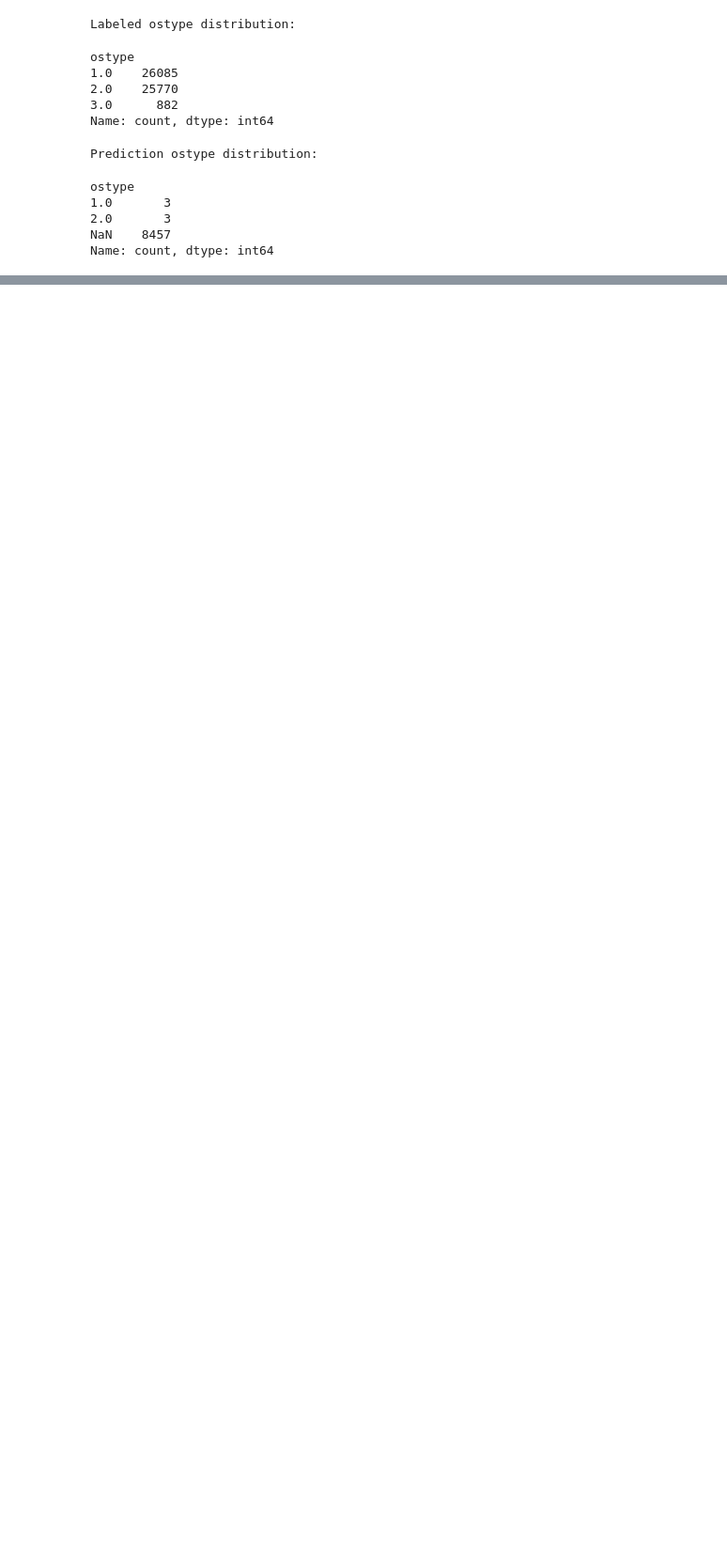
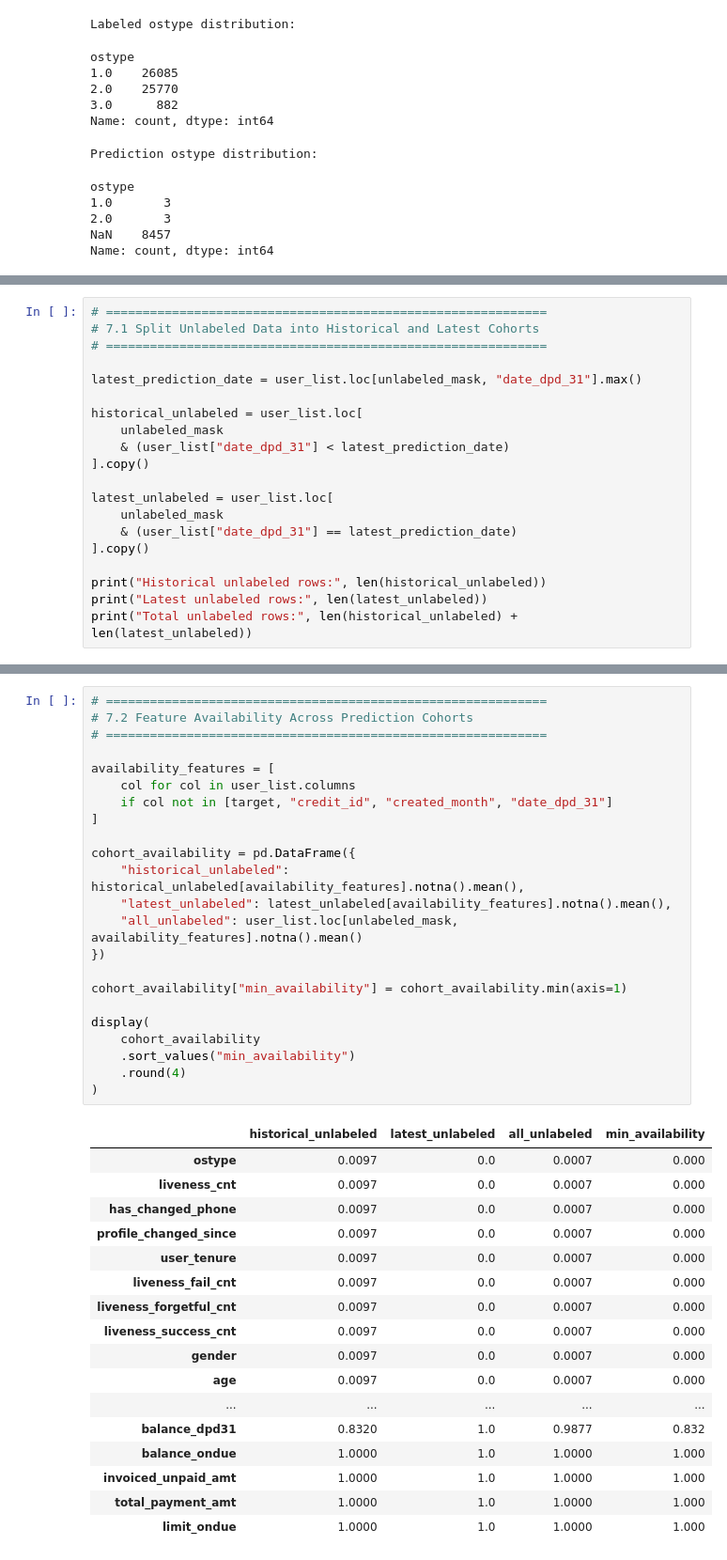
Before and after one commit to Khishigjargal42/toki_ds_task, a Jupyter notebook: notebooks/Toki_DPD91_Final.ipynb, the cells around one changed output, grey strips where cells are left out. Shown at 94% size. Cells and saved outputs as stored; diff of their text form; blank space fills up the shorter version.

```diff
--- a/notebooks/Toki_DPD91_Final.ipynb
+++ b/notebooks/Toki_DPD91_Final.ipynb
@@ -936,0 +1083,20 @@ Name: count, dtype: int64
+# %%
+# ============================================================
+# 7.1 Split Unlabeled Data into Historical and Latest Cohorts
+# ============================================================
+
+latest_prediction_date = user_list.loc[unlabeled_mask, "date_dpd_31"].max()
+
+historical_unlabeled = user_list.loc[
+    unlabeled_mask
+    & (user_list["date_dpd_31"] < latest_prediction_date)
+].copy()
+
+latest_unlabeled = user_list.loc[
+    unlabeled_mask
+    & (user_list["date_dpd_31"] == latest_prediction_date)
+].copy()
+
+print("Historical unlabeled rows:", len(historical_unlabeled))
+print("Latest unlabeled rows:", len(latest_unlabeled))
+print("Total unlabeled rows:", len(historical_unlabeled) + len(latest_unlabeled))
@@ -936,0 +1107,41 @@ Name: count, dtype: int64
+# %%
+# ============================================================
+# 7.2 Feature Availability Across Prediction Cohorts
+# ============================================================
+
+availability_features = [
+    col for col in user_list.columns
+    if col not in [target, "credit_id", "created_month", "date_dpd_31"]
+]
+
+cohort_availability = pd.DataFrame({
+    "historical_unlabeled": historical_unlabeled[availability_features].notna().mean(),
+    "latest_unlabeled": latest_unlabeled[availability_features].notna().mean(),
+    "all_unlabeled": user_list.loc[unlabeled_mask, availability_features].notna().mean()
+})
+
+cohort_availability["min_availability"] = cohort_availability.min(axis=1)
+
+display(
+    cohort_availability
+    .sort_values("min_availability")
+    .round(4)
+)
+# %% [output]
+|  | historical_unlabeled | latest_unlabeled | all_unlabeled | min_availability |
+| ostype | 0.0097 | 0.0 | 0.0007 | 0.000 |
+| liveness_cnt | 0.0097 | 0.0 | 0.0007 | 0.000 |
+| has_changed_phone | 0.0097 | 0.0 | 0.0007 | 0.000 |
+| profile_changed_since | 0.0097 | 0.0 | 0.0007 | 0.000 |
+| user_tenure | 0.0097 | 0.0 | 0.0007 | 0.000 |
+| liveness_fail_cnt | 0.0097 | 0.0 | 0.0007 | 0.000 |
+| liveness_forgetful_cnt | 0.0097 | 0.0 | 0.0007 | 0.000 |
+| liveness_success_cnt | 0.0097 | 0.0 | 0.0007 | 0.000 |
+| gender | 0.0097 | 0.0 | 0.0007 | 0.000 |
+| age | 0.0097 | 0.0 | 0.0007 | 0.000 |
+| ... | ... | ... | ... | ... |
+| balance_dpd31 | 0.8320 | 1.0 | 0.9877 | 0.832 |
+| balance_ondue | 1.0000 | 1.0 | 1.0000 | 1.000 |
+| invoiced_unpaid_amt | 1.0000 | 1.0 | 1.0000 | 1.000 |
+| total_payment_amt | 1.0000 | 1.0 | 1.0000 | 1.000 |
+| limit_ondue | 1.0000 | 1.0 | 1.0000 | 1.000 |
```
Also changed, not shown: parts of 36 cells of this notebook.
